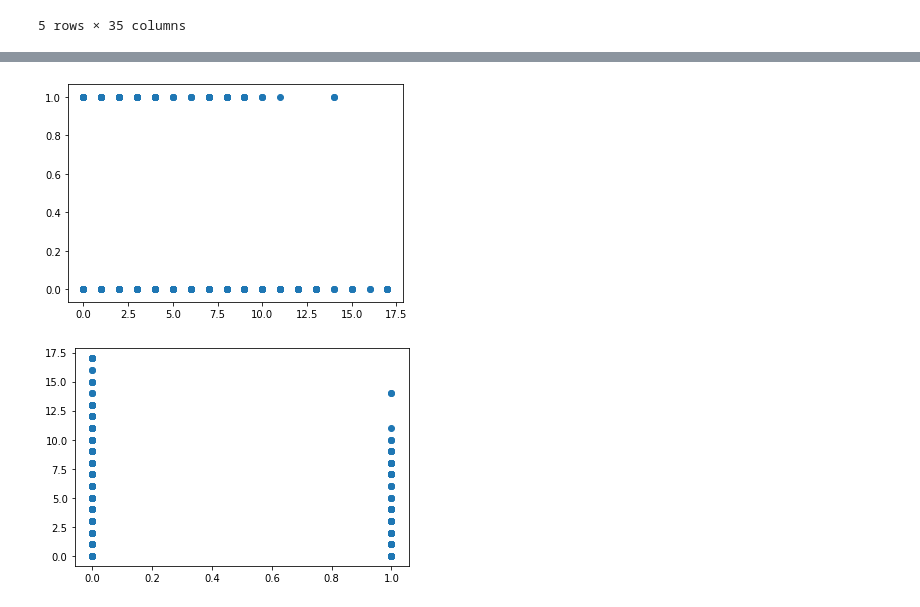
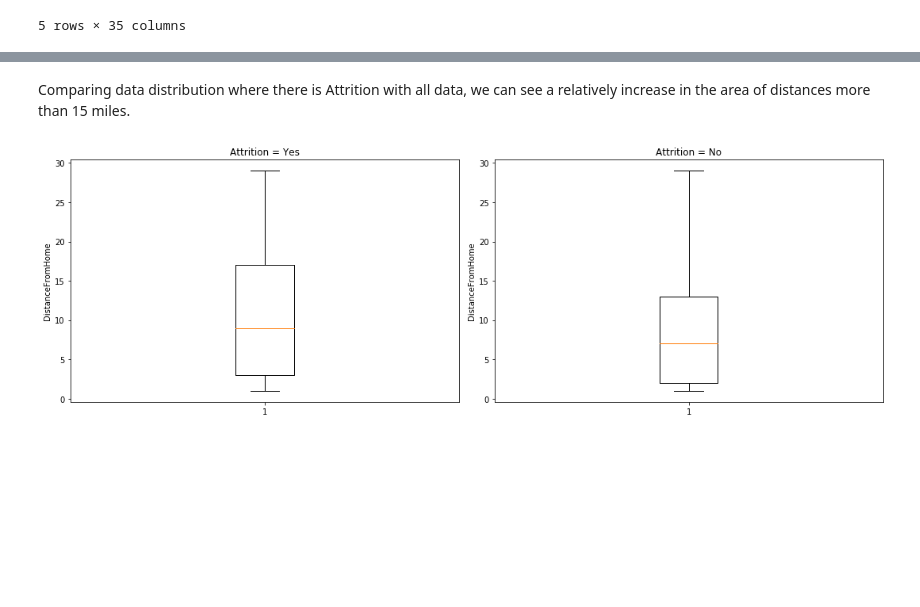
Before and after one commit to fazel74/Thinkful, a Jupyter notebook: Cap-1-Report.ipynb, the cells around one changed output, grey strips where cells are left out. Cells and saved outputs as stored; diff of their text form; code cells hidden in the pictures; blank space fills up the shorter version.

```diff
--- a/Cap-1-Report.ipynb
+++ b/Cap-1-Report.ipynb
@@ -110,10 +51,19 @@ plt.show()
-# %%
-plt.scatter(x=df['YearsWithCurrManager'], y=df['Attrition'])
-plt.show()
-# %% [output]
-[figure, removed]
-# %%
-plt.scatter(x=df['Attrition'], y=df['YearsWithCurrManager'])
-plt.show()
-# %% [output]
-[figure, removed]
+# %% [markdown]
+Comparing data distribution where there is Attrition with all data, we can see a relatively increase in the area of distances more than 15 miles.
+# %%
+plt.figure(figsize=(15, 5))
+
+plt.subplot(1, 2, 1)
+plt.boxplot(df_d_a_y)
+plt.ylabel('DistanceFromHome')
+plt.title('Attrition = Yes')
+
+plt.subplot(1, 2, 2)
+plt.boxplot(df_d_a_n)
+plt.ylabel('DistanceFromHome')
+plt.title('Attrition = No')
+
+plt.tight_layout()
+plt.show()
+# %% [output]
+[figure, added]
```
Also changed, not shown: parts of 25 cells of this notebook.
